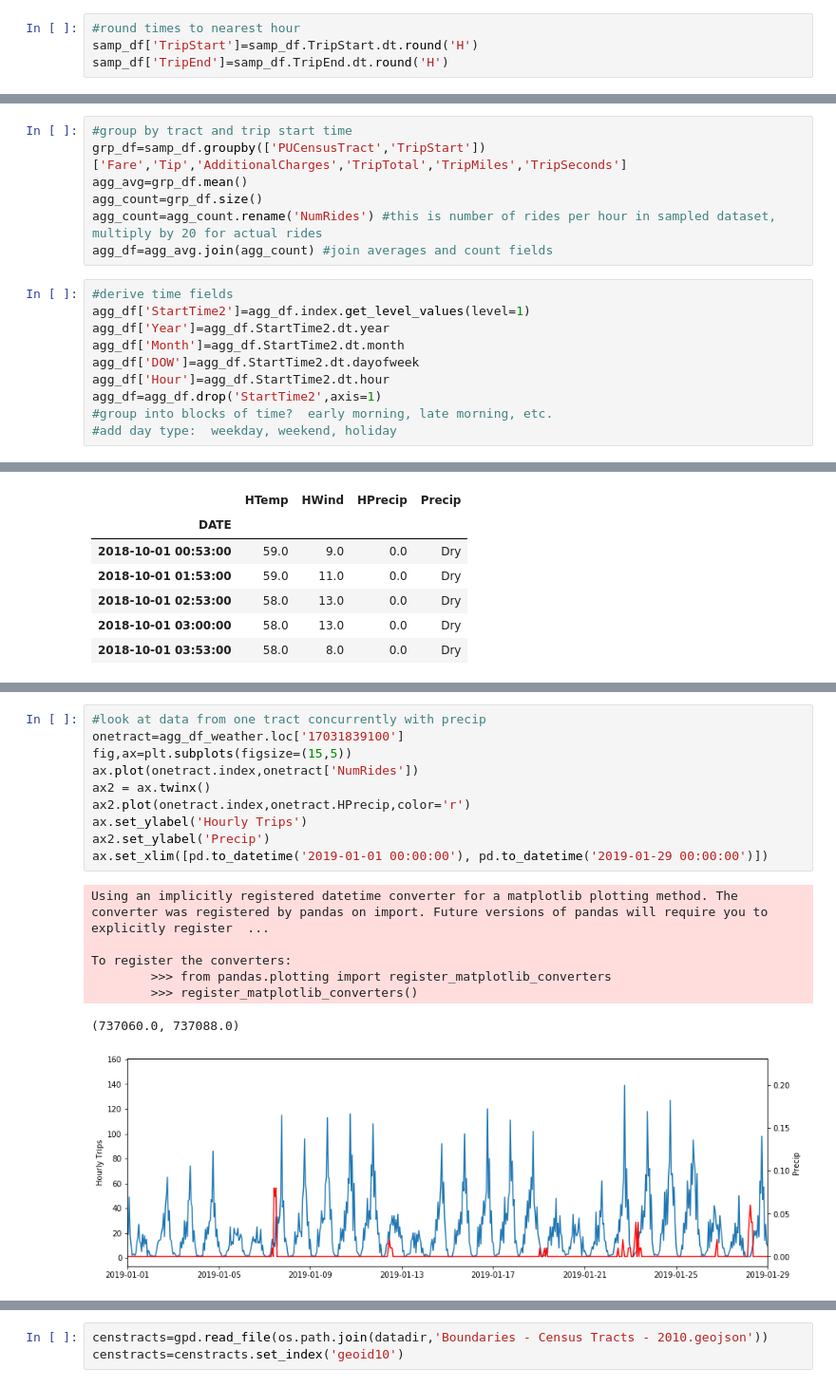
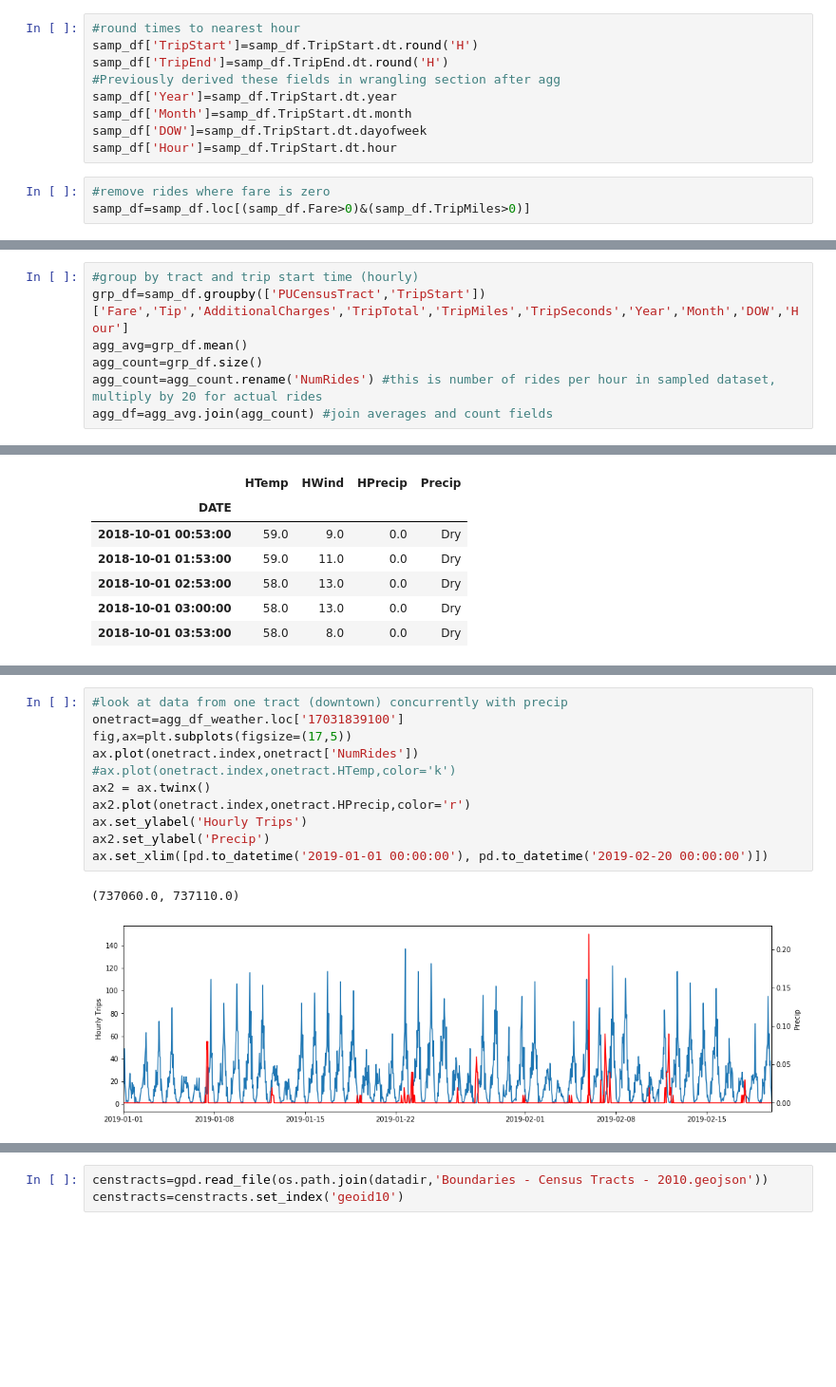
Before and after one commit to LisaATaylor/Rideshare, a Jupyter notebook: Chicago Rideshare - Wrangling+Visualization.ipynb, the cells around one changed output, grey strips where cells are left out. Shown at 95% size. Cells and saved outputs as stored; diff of their text form; blank space fills up the shorter version.

Commit message:
Added additional visualizations to data story, updated wrangling workflow to remove zero fare and zero distance rides and export aggregated datasets

```diff
--- a/Chicago Rideshare - Wrangling+Visualization.ipynb
+++ b/Chicago Rideshare - Wrangling+Visualization.ipynb
@@ -69,3 +67,11 @@ samp_df['DOCensusTract']=samp_df.DOCensusTract.astype(int).astype(str)
 #round times to nearest hour
 samp_df['TripStart']=samp_df.TripStart.dt.round('H')
 samp_df['TripEnd']=samp_df.TripEnd.dt.round('H')
+#Previously derived these fields in wrangling section after agg
+samp_df['Year']=samp_df.TripStart.dt.year
+samp_df['Month']=samp_df.TripStart.dt.month
+samp_df['DOW']=samp_df.TripStart.dt.dayofweek
+samp_df['Hour']=samp_df.TripStart.dt.hour
+# %%
+#remove rides where fare is zero
+samp_df=samp_df.loc[(samp_df.Fare>0)&(samp_df.TripMiles>0)]
@@ -72,17 +81,7 @@ samp_df['TripEnd']=samp_df.TripEnd.dt.round('H')
 # %%
-#group by tract and trip start time
-grp_df=samp_df.groupby(['PUCensusTract','TripStart'])['Fare','Tip','AdditionalCharges','TripTotal','TripMiles','TripSeconds']
+#group by tract and trip start time (hourly)
+grp_df=samp_df.groupby(['PUCensusTract','TripStart'])['Fare','Tip','AdditionalCharges','TripTotal','TripMiles','TripSeconds','Year','Month','DOW','Hour']
 agg_avg=grp_df.mean()
 agg_count=grp_df.size()
 agg_count=agg_count.rename('NumRides') #this is number of rides per hour in sampled dataset, multiply by 20 for actual rides
 agg_df=agg_avg.join(agg_count) #join averages and count fields
-# %%
-#derive time fields
-agg_df['StartTime2']=agg_df.index.get_level_values(level=1)
-agg_df['Year']=agg_df.StartTime2.dt.year
-agg_df['Month']=agg_df.StartTime2.dt.month
-agg_df['DOW']=agg_df.StartTime2.dt.dayofweek
-agg_df['Hour']=agg_df.StartTime2.dt.hour
-agg_df=agg_df.drop('StartTime2',axis=1)
-#group into blocks of time?  early morning, late morning, etc.
-#add day type:  weekday, weekend, holiday
@@ -140,22 +158,18 @@ agg_df_weather=pd.merge_asof(agg_df_reindex,weath_hourly,left_on='TripStart',rig
 agg_df_weather=agg_df_weather.sort_values(['PUCensusTract','TripStart']).set_index(['PUCensusTract','TripStart'])
 # %%
-#look at data from one tract concurrently with precip
+#look at data from one tract (downtown) concurrently with precip
 onetract=agg_df_weather.loc['17031839100']
-fig,ax=plt.subplots(figsize=(15,5))
+fig,ax=plt.subplots(figsize=(17,5))
 ax.plot(onetract.index,onetract['NumRides'])
+#ax.plot(onetract.index,onetract.HTemp,color='k')
 ax2 = ax.twinx()
 ax2.plot(onetract.index,onetract.HPrecip,color='r')
 ax.set_ylabel('Hourly Trips')
 ax2.set_ylabel('Precip')
-ax.set_xlim([pd.to_datetime('2019-01-01 00:00:00'), pd.to_datetime('2019-01-29 00:00:00')])
+ax.set_xlim([pd.to_datetime('2019-01-01 00:00:00'), pd.to_datetime('2019-02-20 00:00:00')])
 # %% [output]
-Using an implicitly registered datetime converter for a matplotlib plotting method. The converter was registered by pandas on import. Future versions of pandas will require you to explicitly register  ...
-
-To register the converters:
-        >>> from pandas.plotting import register_matplotlib_converters
-        >>> register_matplotlib_converters()
+(737060.0, 737110.0)
-(737060.0, 737088.0)
-[figure, old version]
+[figure, new version]
 # %%
 #is there a change in rides due to weather?
 #possible increase in ride frequency, decrease in average distance/duration in rain/snow
```
Also changed, not shown: parts of 37 cells of this notebook, 1 other file.
